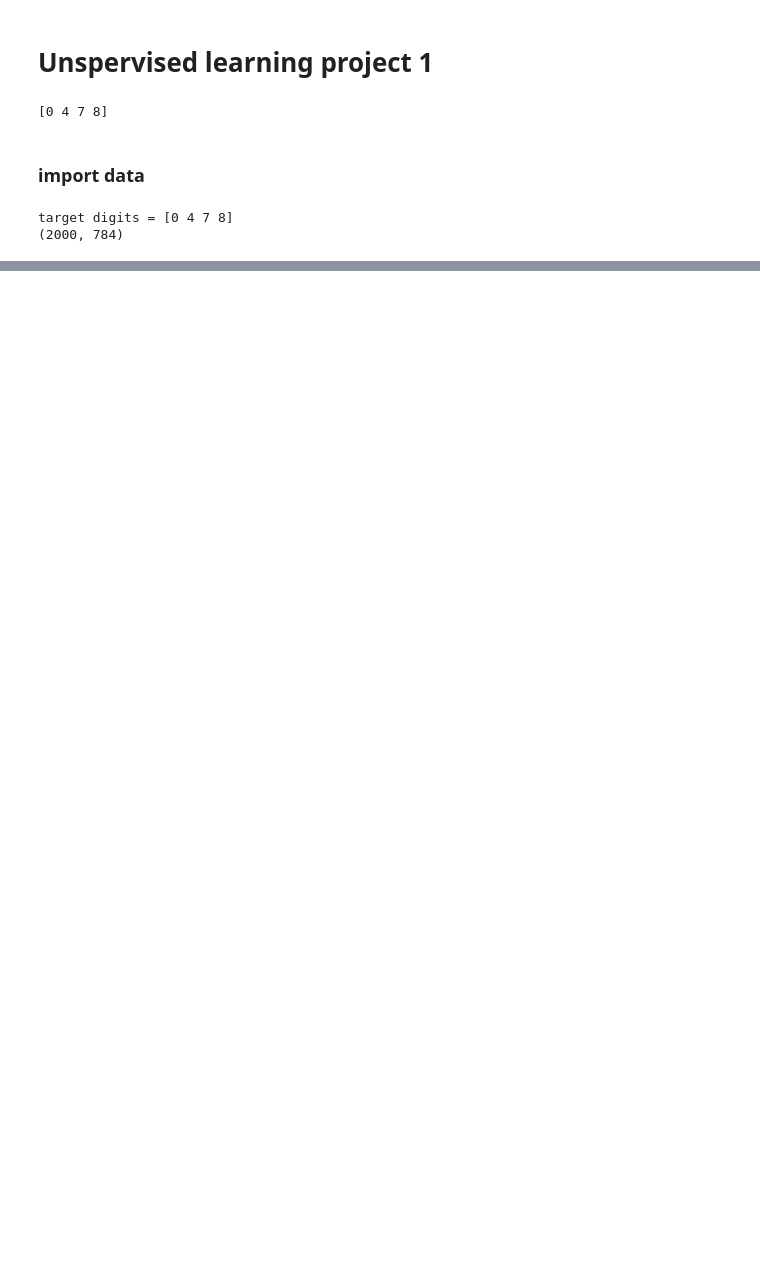
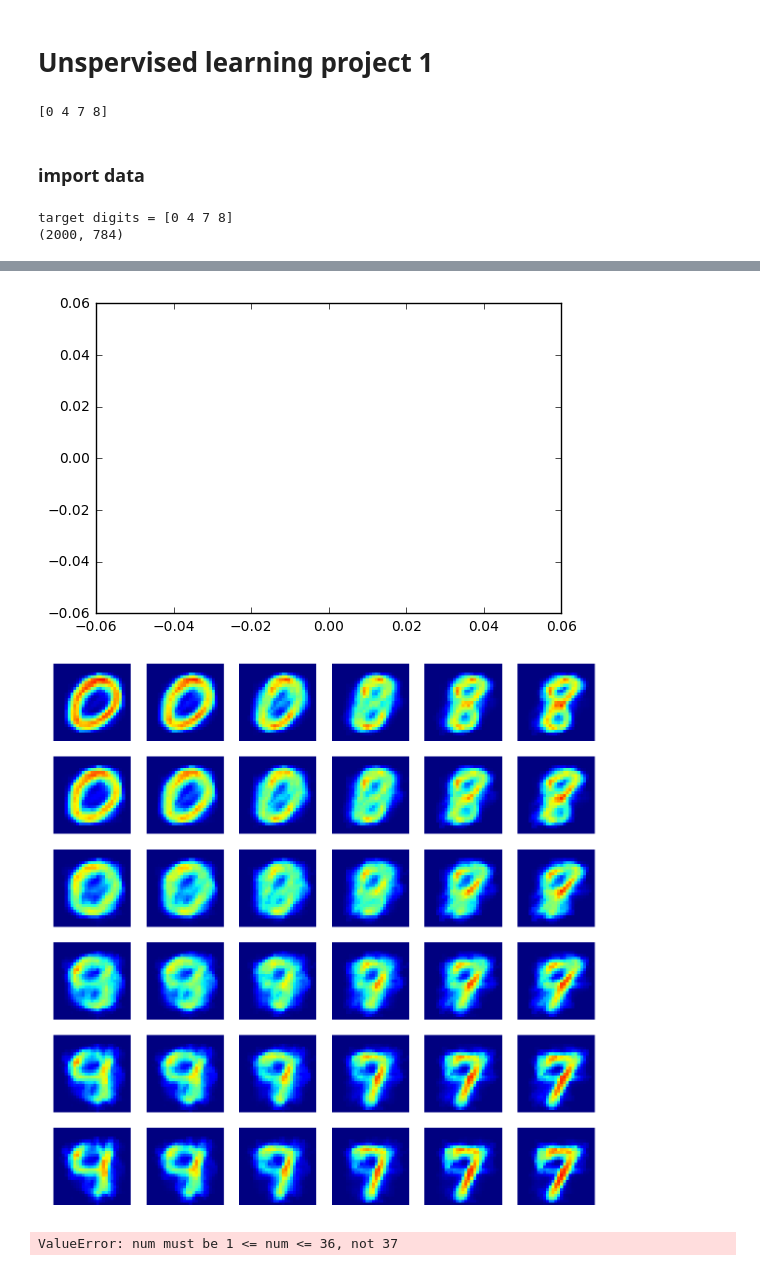
Before and after one commit to michaelStettler/Unsupe1, a Jupyter notebook: Unspe1.ipynb, the cells around one changed output, grey strips where cells are left out. Saved outputs shown, nothing was run; the diff lists cells and outputs as text; code cells hidden in the pictures; blank space fills up the shorter version.

```diff
--- a/Unspe1.ipynb
+++ b/Unspe1.ipynb
@@ -51,0 +66,9 @@ NameError: name 'samples' is not defined
+# %%
+size = [6,7,8]
+for s in size:
+    centers = run_kohonen(data_filtered, size_k=s, sigma=1.5, eta=0.1, tmax=8000)
+    visualizeSample(centers, size_k=6)
+# %% [output]
+[figure, added]
+[figure, added]
+ValueError: num must be 1 <= num <= 36, not 37
```
Also changed, not shown: parts of 10 cells of this notebook, 2 other files.
